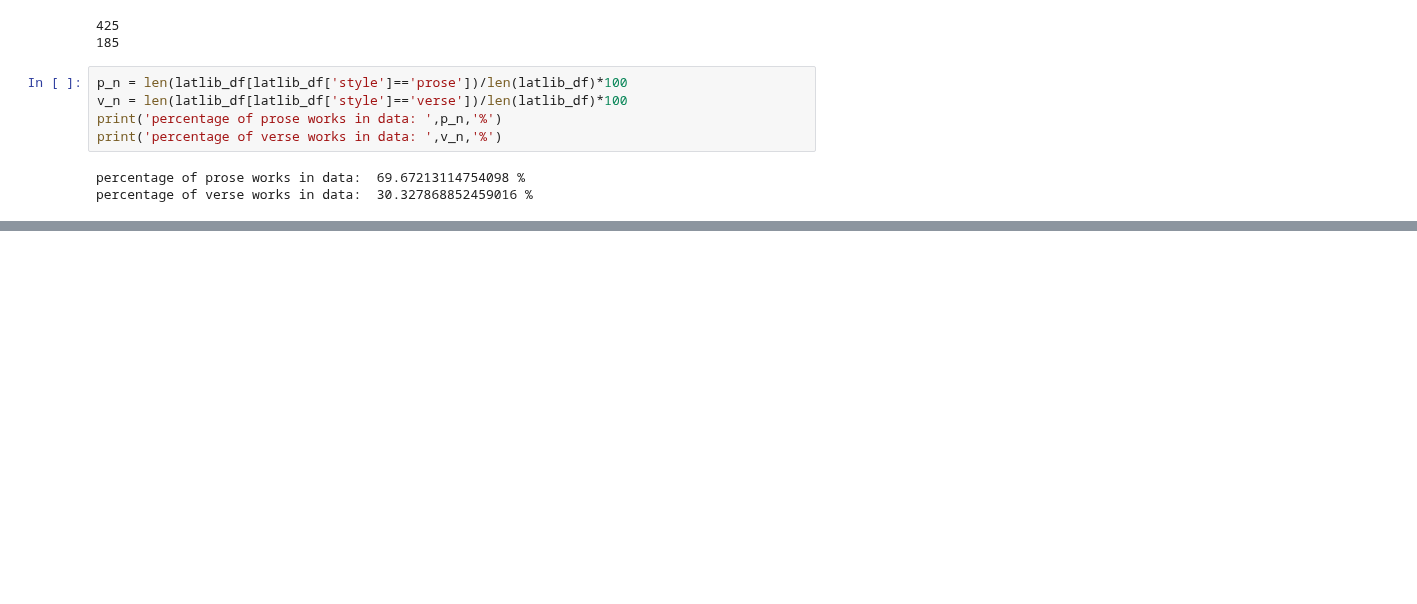
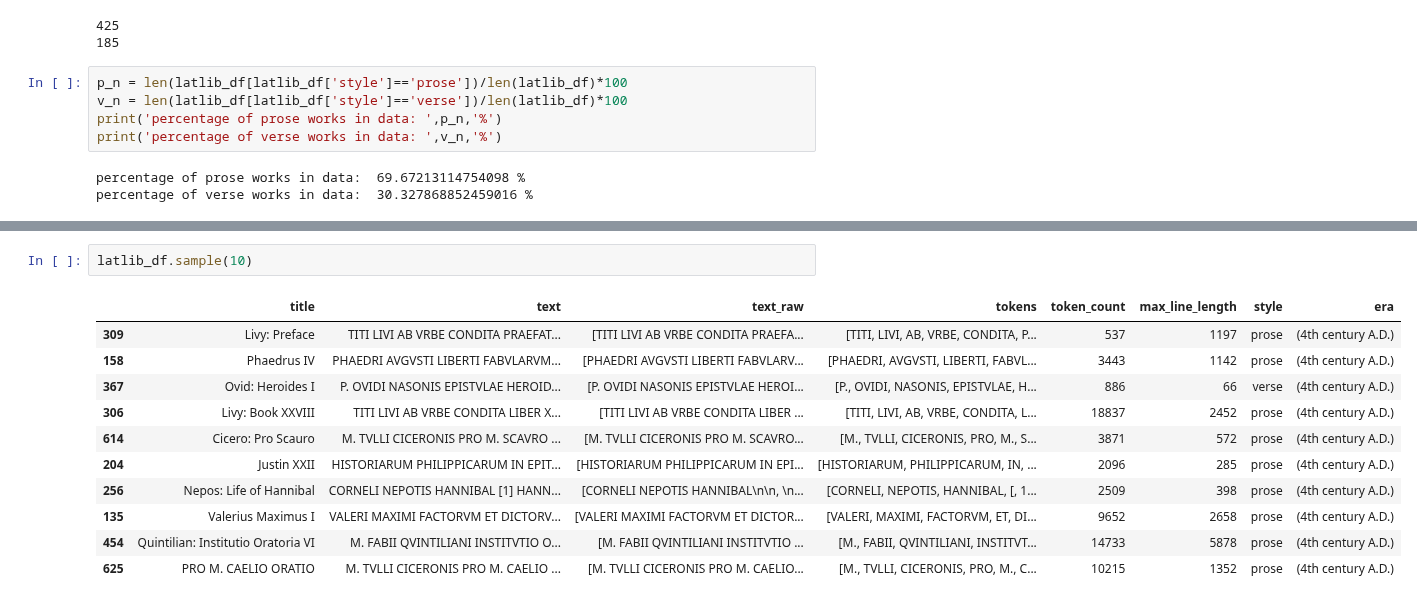
Before and after one commit to Data-Science-for-Linguists-2021/Latin-Vocabulary-Analysis, a Jupyter notebook: AnalysisCode.ipynb, the cells around one changed output, grey strips where cells are left out. Drawn from its saved outputs; the diff is of its cells as text; blank space fills up the shorter version.

```diff
--- a/AnalysisCode.ipynb
+++ b/AnalysisCode.ipynb
@@ -348,0 +314,14 @@ ne_df
+# %%
+latlib_df.sample(10)
+# %% [output]
+|  | title | text | text_raw | tokens | token_count | max_line_length | style | era |
+| 309 | Livy: Preface | TITI LIVI AB VRBE CONDITA PRAEFAT... | [TITI LIVI AB VRBE CONDITA PRAEFA... | [TITI, LIVI, AB, VRBE, CONDITA, P... | 537 | 1197 | prose | (4th century A.D.) |
+| 158 | Phaedrus IV | PHAEDRI AVGVSTI LIBERTI FABVLARVM... | [PHAEDRI AVGVSTI LIBERTI FABVLARV... | [PHAEDRI, AVGVSTI, LIBERTI, FABVL... | 3443 | 1142 | prose | (4th century A.D.) |
+| 367 | Ovid: Heroides I | P. OVIDI NASONIS EPISTVLAE HEROID... | [P. OVIDI NASONIS EPISTVLAE HEROI... | [P., OVIDI, NASONIS, EPISTVLAE, H... | 886 | 66 | verse | (4th century A.D.) |
+| 306 | Livy: Book XXVIII | TITI LIVI AB VRBE CONDITA LIBER X... | [TITI LIVI AB VRBE CONDITA LIBER ... | [TITI, LIVI, AB, VRBE, CONDITA, L... | 18837 | 2452 | prose | (4th century A.D.) |
+| 614 | Cicero: Pro Scauro | M. TVLLI CICERONIS PRO M. SCAVRO ... | [M. TVLLI CICERONIS PRO M. SCAVRO... | [M., TVLLI, CICERONIS, PRO, M., S... | 3871 | 572 | prose | (4th century A.D.) |
+| 204 | Justin XXII | HISTORIARUM PHILIPPICARUM IN EPIT... | [HISTORIARUM PHILIPPICARUM IN EPI... | [HISTORIARUM, PHILIPPICARUM, IN, ... | 2096 | 285 | prose | (4th century A.D.) |
+| 256 | Nepos: Life of Hannibal | CORNELI NEPOTIS HANNIBAL [1] HANN... | [CORNELI NEPOTIS HANNIBAL\n\n, \n... | [CORNELI, NEPOTIS, HANNIBAL, [, 1... | 2509 | 398 | prose | (4th century A.D.) |
+| 135 | Valerius Maximus I | VALERI MAXIMI FACTORVM ET DICTORV... | [VALERI MAXIMI FACTORVM ET DICTOR... | [VALERI, MAXIMI, FACTORVM, ET, DI... | 9652 | 2658 | prose | (4th century A.D.) |
+| 454 | Quintilian: Institutio Oratoria VI | M. FABII QVINTILIANI INSTITVTIO O... | [M. FABII QVINTILIANI INSTITVTIO ... | [M., FABII, QVINTILIANI, INSTITVT... | 14733 | 5878 | prose | (4th century A.D.) |
+| 625 | PRO M. CAELIO ORATIO | M. TVLLI CICERONIS PRO M. CAELIO ... | [M. TVLLI CICERONIS PRO M. CAELIO... | [M., TVLLI, CICERONIS, PRO, M., C... | 10215 | 1352 | prose | (4th century A.D.) |
```
Also changed, not shown: parts of 8 cells of this notebook.
